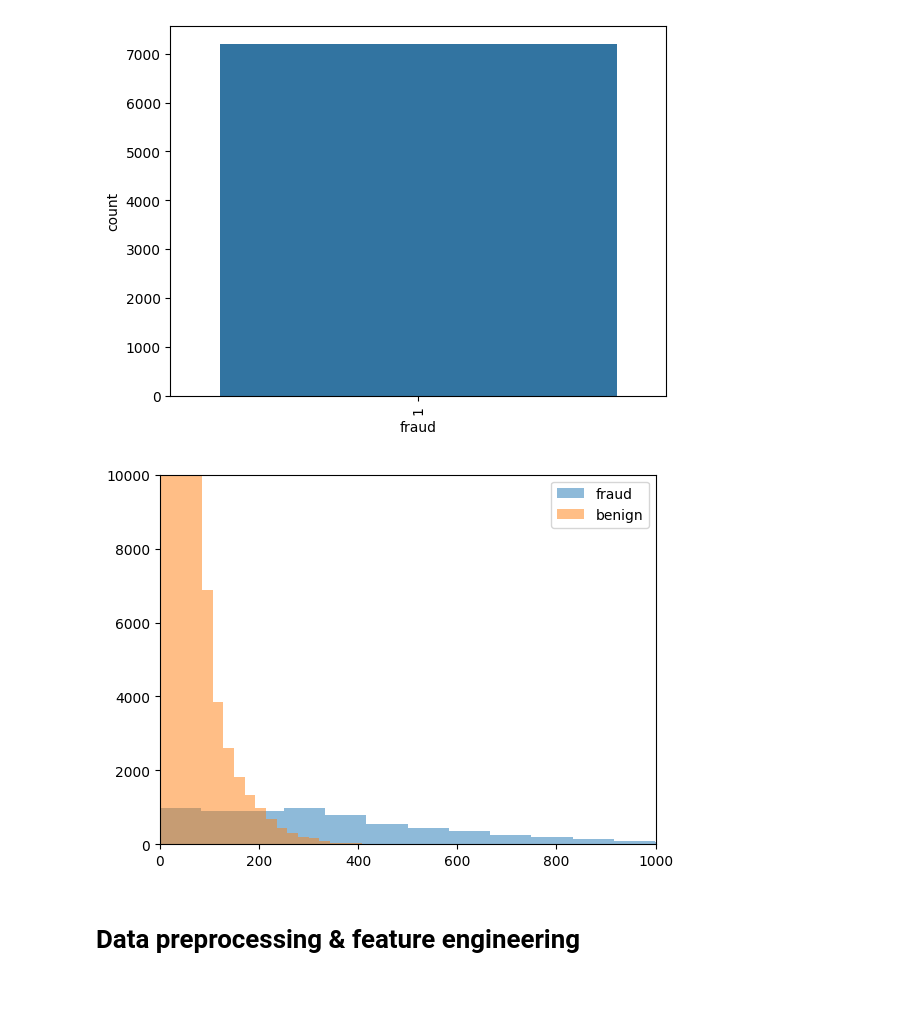
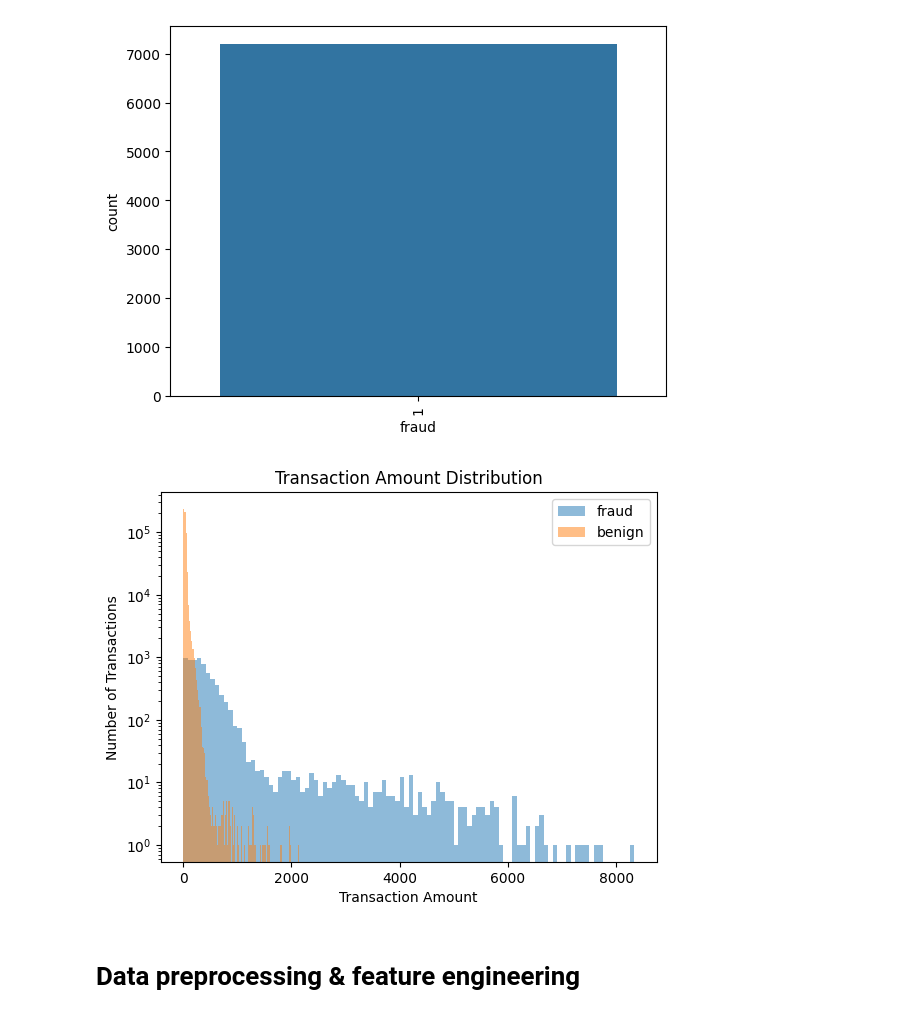
Before and after one commit to omaralsabbah/Fraud, a Jupyter notebook: Fraud_detection_assignment.ipynb, the cells around one changed output. Saved outputs shown, nothing was run; the diff lists cells and outputs as text; code cells hidden in the pictures; blank space fills up the shorter version.

```diff
--- a/Fraud_detection_assignment.ipynb
+++ b/Fraud_detection_assignment.ipynb
@@ -133,15 +133,17 @@ for i, variable in enumerate(data_fraud[['age','gender','category','fraud']]):
 # %%
 #analysis on the numerical variable "amount"
 data_benign=data[data["fraud"]==0].copy()
 
 plt.hist(data_fraud["amount"], alpha=0.5, label='fraud',bins=100)
 plt.hist(data_benign["amount"], alpha=0.5, label='benign',bins=100)
-plt.ylim(0,10000)
-plt.xlim(0,1000)
+plt.xlabel('Transaction Amount')
+plt.ylabel('Number of Transactions')
+plt.title('Transaction Amount Distribution')
+plt.yscale('log')
 plt.legend()
 plt.show()
 # %% [output]
-[figure, old version]
+[figure, new version]
 # %% [markdown]
 # Data preprocessing & feature engineering
 # %%
```
Also changed, not shown: parts of 9 cells of this notebook.
